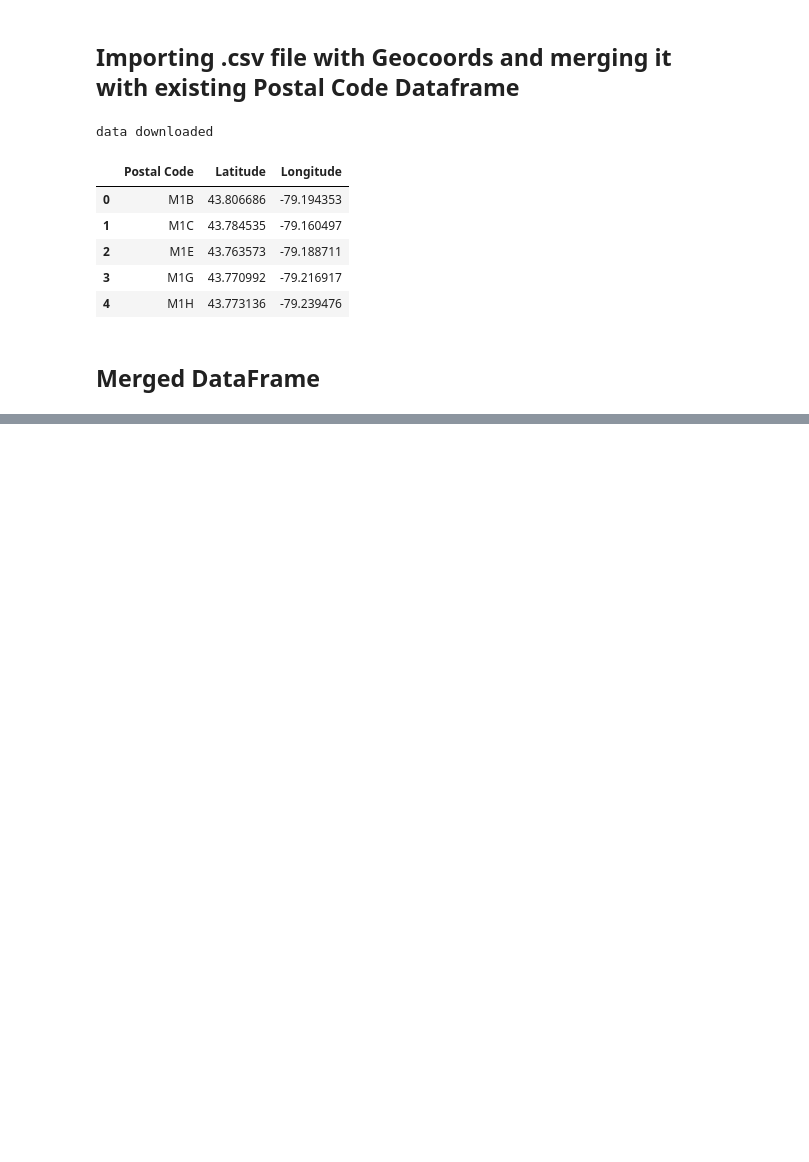
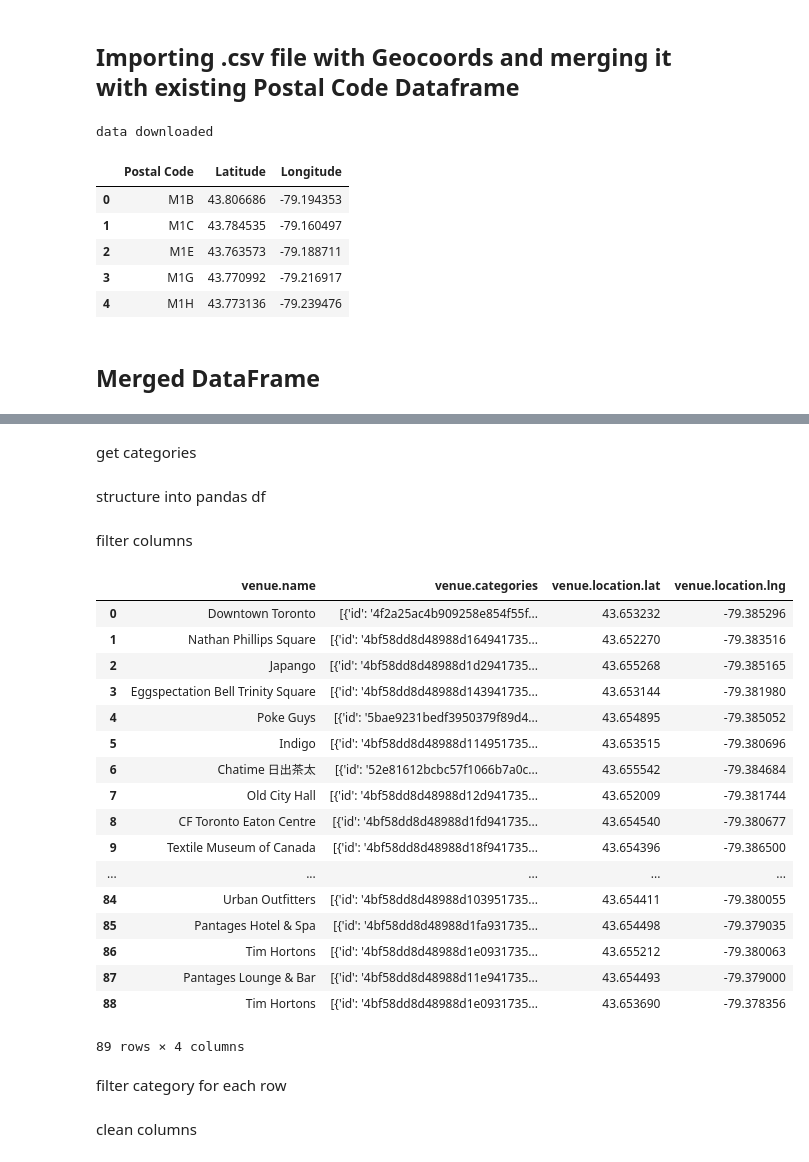
Before and after one commit to fanatikelly/Coursera_Capstone, a Jupyter notebook: Toronto Neighborhood Clustering Assignment .ipynb, the cells around one changed output, grey strips where cells are left out. Saved outputs shown, nothing was run; the diff lists cells and outputs as text; code cells hidden in the pictures; blank space fills up the shorter version.

```diff
--- a/Toronto Neighborhood Clustering Assignment .ipynb
+++ b/Toronto Neighborhood Clustering Assignment .ipynb
@@ -218,0 +233,8 @@ new_df
+# %%
+CLIENT_ID = 'TYOE2PA2DTXDMAGWSP2ZJ4SW4I03FVVRIWTKFKHMZTMOLGCK'
+CLIENT_SECRET = '3XNZKYZ3ZSOGEYT5YNFDVJLZYQ1EXJPW3UF2QZZ4XX1X0150'
+VERSION = '20200815'
+
+print('your credentials:')
+print('CLIENT_ID:' + CLIENT_ID)
+print('CLIENTSECRET:' + CLIENT_SECRET)
@@ -218,0 +245,12 @@ new_df
+# %%
+LIMIT = 100
+radius = 500
+url = 'https://api.foursquare.com/v2/venues/explore?&client_id={}&client_secret={}&v={}&ll={},{}&radius={}&limit={}'.format(CLIENT_ID,
+    CLIENT_SECRET,
+    VERSION,
+    latitude,
+    longitude,
+    radius,
+    LIMIT)
+
+url
@@ -218,0 +259,3 @@ new_df
+# %%
+results = requests.get(url).json()
+results
@@ -218,0 +280,2 @@ new_df
+# %% [markdown]
+get categories
@@ -218,0 +292,32 @@ new_df
+# %% [markdown]
+structure into pandas df
+# %%
+venues = results["response"]["groups"][0]["items"]
+nearby_venues=json_normalize(venues)
+# %% [markdown]
+filter columns
+# %%
+filtered_columns = ['venue.name', 'venue.categories', 'venue.location.lat', 'venue.location.lng']
+nearby_venues=nearby_venues.loc[:, filtered_columns]
+nearby_venues
+# %% [output]
+|  | venue.name | venue.categories | venue.location.lat | venue.location.lng |
+| 0 | Downtown Toronto | [{'id': '4f2a25ac4b909258e854f55f... | 43.653232 | -79.385296 |
+| 1 | Nathan Phillips Square | [{'id': '4bf58dd8d48988d164941735... | 43.652270 | -79.383516 |
+| 2 | Japango | [{'id': '4bf58dd8d48988d1d2941735... | 43.655268 | -79.385165 |
+| 3 | Eggspectation Bell Trinity Square | [{'id': '4bf58dd8d48988d143941735... | 43.653144 | -79.381980 |
+| 4 | Poke Guys | [{'id': '5bae9231bedf3950379f89d4... | 43.654895 | -79.385052 |
+| 5 | Indigo | [{'id': '4bf58dd8d48988d114951735... | 43.653515 | -79.380696 |
+| 6 | Chatime 日出茶太 | [{'id': '52e81612bcbc57f1066b7a0c... | 43.655542 | -79.384684 |
+| 7 | Old City Hall | [{'id': '4bf58dd8d48988d12d941735... | 43.652009 | -79.381744 |
+| 8 | CF Toronto Eaton Centre | [{'id': '4bf58dd8d48988d1fd941735... | 43.654540 | -79.380677 |
+| 9 | Textile Museum of Canada | [{'id': '4bf58dd8d48988d18f941735... | 43.654396 | -79.386500 |
+| ... | ... | ... | ... | ... |
+| 84 | Urban Outfitters | [{'id': '4bf58dd8d48988d103951735... | 43.654411 | -79.380055 |
+| 85 | Pantages Hotel & Spa | [{'id': '4bf58dd8d48988d1fa931735... | 43.654498 | -79.379035 |
+| 86 | Tim Hortons | [{'id': '4bf58dd8d48988d1e0931735... | 43.655212 | -79.380063 |
+| 87 | Pantages Lounge & Bar | [{'id': '4bf58dd8d48988d11e941735... | 43.654493 | -79.379000 |
+| 88 | Tim Hortons | [{'id': '4bf58dd8d48988d1e0931735... | 43.653690 | -79.378356 |
+89 rows × 4 columns
+# %% [markdown]
+filter category for each row
@@ -218,0 +326,2 @@ new_df
+# %% [markdown]
+clean columns
```
Also changed, not shown: parts of 53 cells of this notebook.
